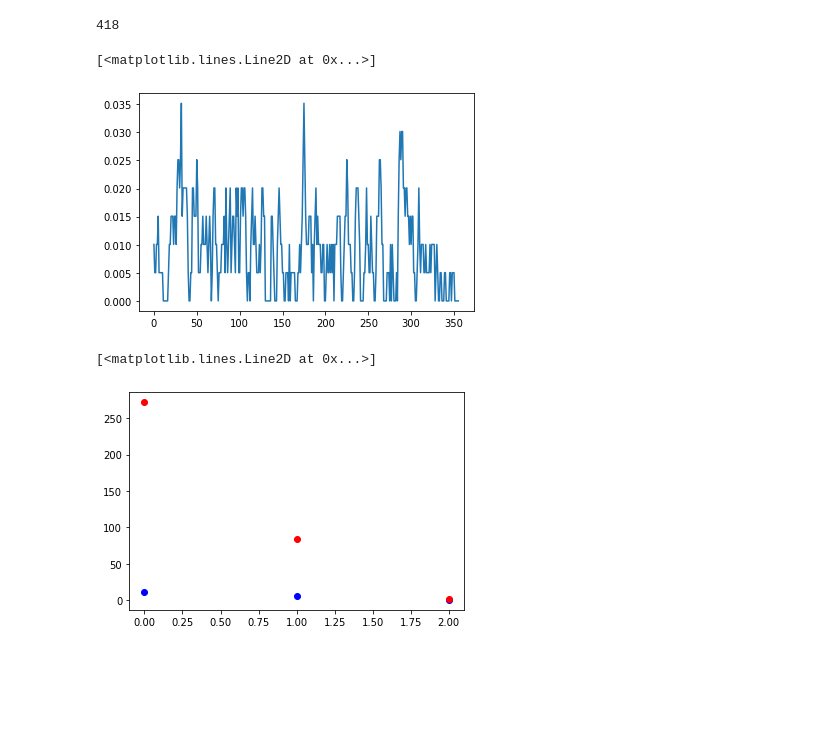
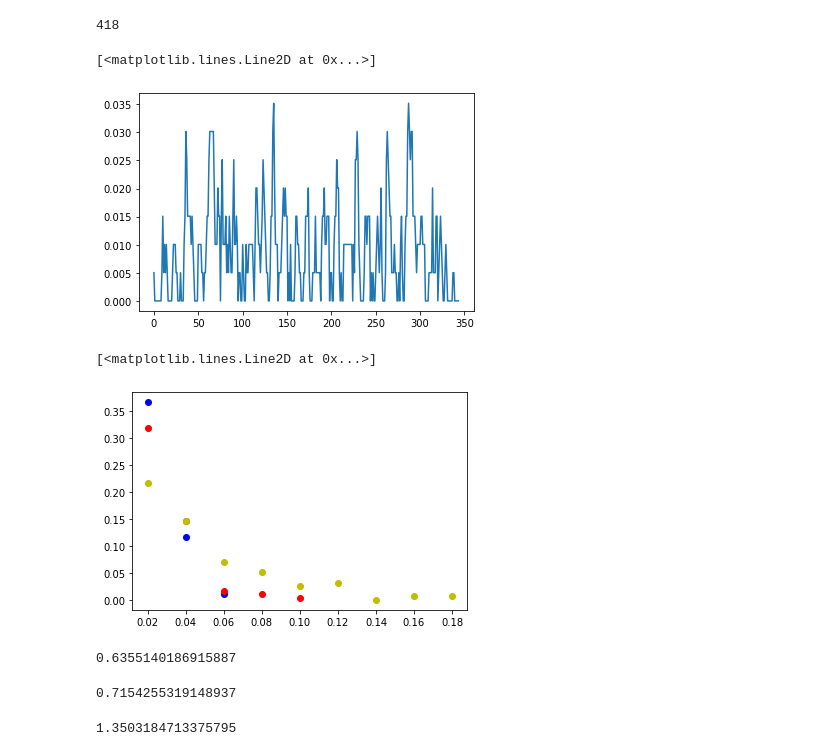
Before and after one commit to kevinrosenfield/FertilitySignalsABM, a Jupyter notebook: pymate_tests.ipynb, the cells around one changed output. Drawn from its saved outputs; the diff is of its cells as text; code cells hidden in the pictures; blank space fills up the shorter version.

```diff
--- a/pymate_tests.ipynb
+++ b/pymate_tests.ipynb
@@ -98,30 +98,40 @@ plt.plot(sds_of_fertile_female_counts,'bo')
 [<matplotlib.lines.Line2D at 0x...>]
 [figure]
 # %%
-pymate.number_females = 20
-pymate.number_males = 20
+pymate.number_females = 50
+pymate.number_males = 50
 pymate.seasonality = 0.0
 
 model = pymate.population()
 model.groups[0].go_one_mating_season()
 
-a = [
-    model.groups[0].daily_conception_probability_counts.count(i)/pymate.number_females for i in range(
-    max(model.groups[0].daily_conception_probability_counts) + 1)
-]
+l = [_ / pymate.number_females for _ in range(1, max(model.groups[0].daily_conception_probability_counts) + 1) ]
+a = [[model.groups[0].daily_conception_probability_counts.count(
+    i * pymate.number_females) / model.groups[
+    0].day for i in l],l]
 
-pymate.number_females = 200
-pymate.number_males = 200
-pymate.seasonality = 0.0
+pymate.number_females = 50
+pymate.number_males = 50
+pymate.seasonality = 0.2
 
 model = pymate.population()
 model.groups[0].go_one_mating_season()
 
+l = [_ / pymate.number_females for _ in range(1, max(model.groups[0].daily_conception_probability_counts) + 1)]
+b = [[model.groups[0].daily_conception_probability_counts.count(
+    i * pymate.number_females) / model.groups[0].day for i in l],l]
 
-b = [
-    model.groups[0].daily_conception_probability_counts.count(i) for i in range(
-    max(model.groups[0].daily_conception_probability_counts) + 1)
-]
+pymate.number_females = 50
+pymate.number_males = 50
+pymate.seasonality = 0.9
+
+model = pymate.population()
+model.groups[0].go_one_mating_season()
+
+l = [_ / pymate.number_females for _ in range(1, max(model.groups[
+    0].daily_conception_probability_counts) + 1)]
+c = [[model.groups[0].daily_conception_probability_counts.count(
+    i * pymate.number_females) / model.groups[0].day for i in l],l]
 # %%
 len([(i-1)/(pymate.number_females-1) for i in model.groups[0].daily_conception_probability_counts if i > 1])
 # %% [output]
@@ -130,11 +140,25 @@ len([(i-1)/(pymate.number_females-1) for i in model.groups[0].daily_conception_p
 plt.plot([(i-1)/(pymate.number_females-1) for i in model.groups[0].daily_conception_probability_counts if i > 0])
 # %% [output]
 [<matplotlib.lines.Line2D at 0x...>]
-[figure, old version]
+[figure, new version]
 # %%
-plt.plot(a, 'bo')
+plt.plot(a[1],a[0], 'bo')
 
-plt.plot(b, 'ro')
+plt.plot(b[1],b[0], 'ro')
+
+plt.plot(c[1], c[0], 'yo')
 # %% [output]
 [<matplotlib.lines.Line2D at 0x...>]
-[figure, old version]
+[figure, new version]
+# %%
+sum(np.array(a[0]) * np.array(a[1])) * pymate.number_males
+# %% [output]
+0.6355140186915887
+# %%
+sum(np.array(b[0]) * np.array(b[1])) * pymate.number_males
+# %% [output]
+0.7154255319148937
+# %%
+sum(np.array(c[0]) * np.array(c[1])) * pymate.number_males
+# %% [output]
+1.3503184713375795
```
Also changed, not shown: parts of 1 cell of this notebook, 1 other file.
